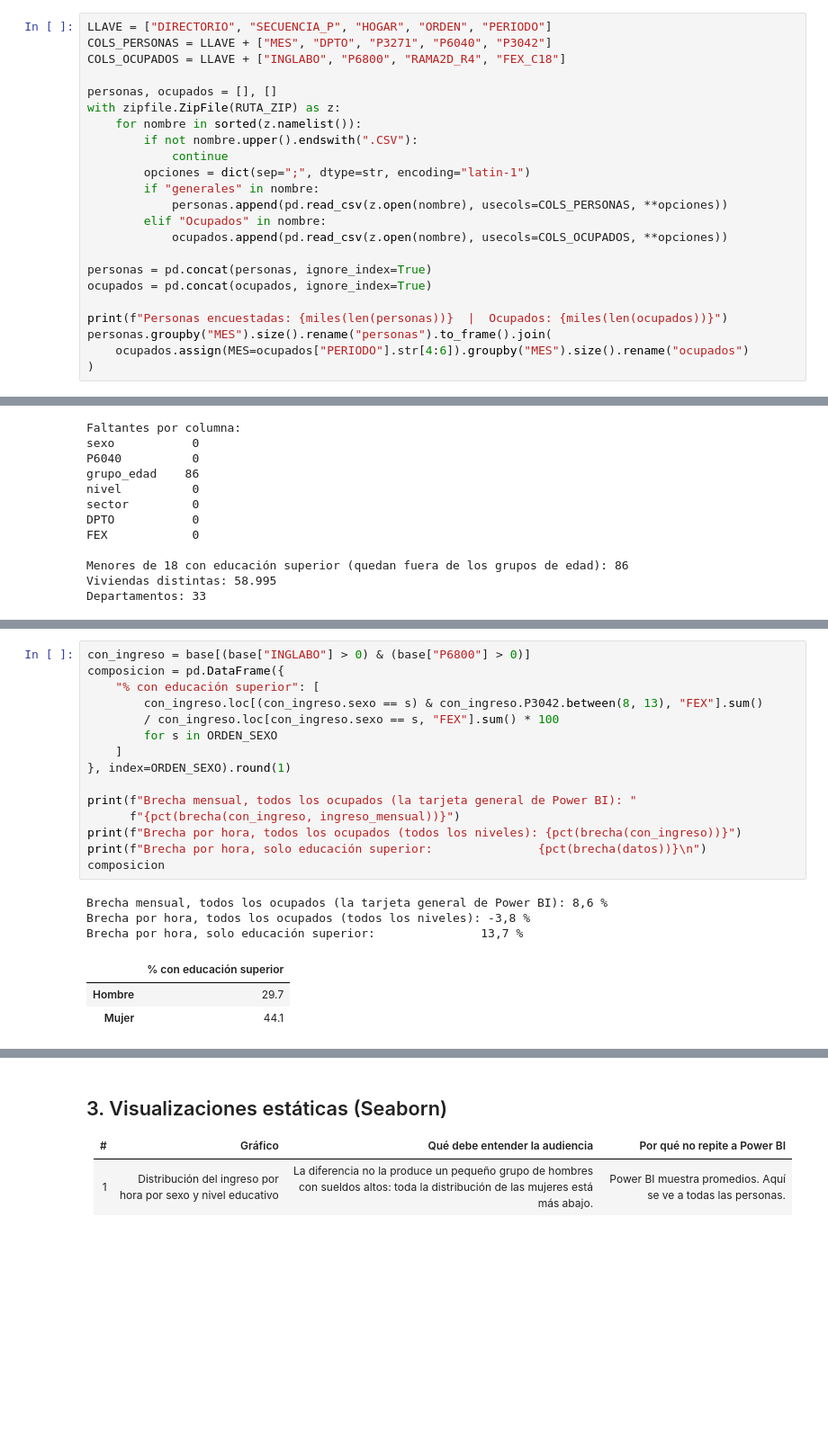
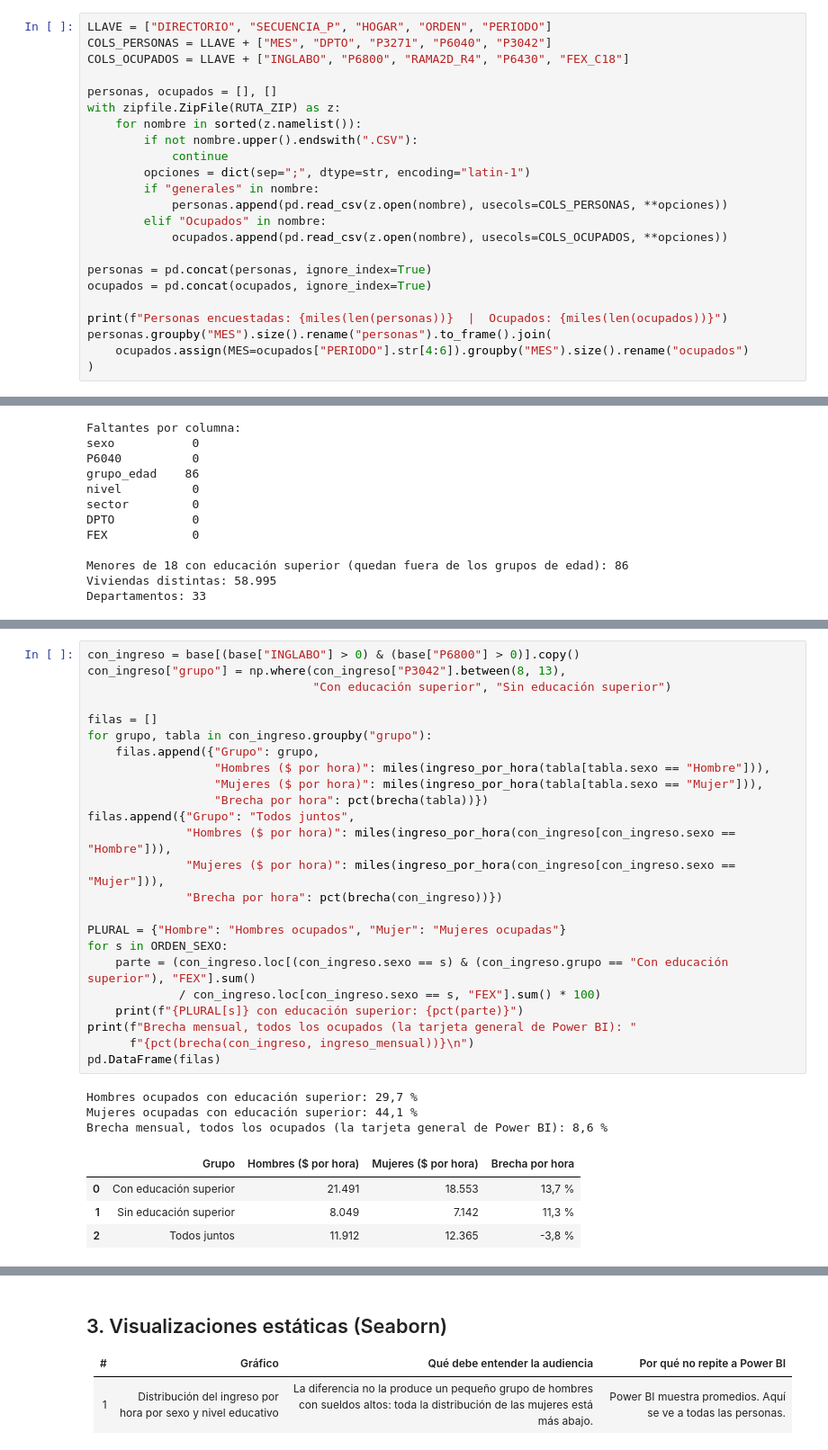
Before and after one commit to AlejandroP212/proyecto3-narrativa-visual, a Jupyter notebook: python/Equipo3_Proyecto3_Analisis.ipynb, the cells around one changed output, grey strips where cells are left out. Shown at 90% size. Drawn from its saved outputs; the diff is of its cells as text; blank space fills up the shorter version.

```diff
--- a/python/Equipo3_Proyecto3_Analisis.ipynb
+++ b/python/Equipo3_Proyecto3_Analisis.ipynb
@@ -154,7 +158,7 @@ El archivo de abril se llama distinto ("Capítulos de características…"), as
 # %%
 LLAVE = ["DIRECTORIO", "SECUENCIA_P", "HOGAR", "ORDEN", "PERIODO"]
 COLS_PERSONAS = LLAVE + ["MES", "DPTO", "P3271", "P6040", "P3042"]
-COLS_OCUPADOS = LLAVE + ["INGLABO", "P6800", "RAMA2D_R4", "FEX_C18"]
+COLS_OCUPADOS = LLAVE + ["INGLABO", "P6800", "RAMA2D_R4", "P6430", "FEX_C18"]
 
 personas, ocupados = [], []
 with zipfile.ZipFile(RUTA_ZIP) as z:
@@ -359,23 +478,33 @@ Si se compara a todos los ocupados sin distinguir el nivel educativo, la brecha
 # %%
-con_ingreso = base[(base["INGLABO"] > 0) & (base["P6800"] > 0)]
-composicion = pd.DataFrame({
-    "% con educación superior": [
-        con_ingreso.loc[(con_ingreso.sexo == s) & con_ingreso.P3042.between(8, 13), "FEX"].sum()
-        / con_ingreso.loc[con_ingreso.sexo == s, "FEX"].sum() * 100
-        for s in ORDEN_SEXO
-    ]
-}, index=ORDEN_SEXO).round(1)
+con_ingreso = base[(base["INGLABO"] > 0) & (base["P6800"] > 0)].copy()
+con_ingreso["grupo"] = np.where(con_ingreso["P3042"].between(8, 13),
+                                "Con educación superior", "Sin educación superior")
 
+filas = []
+for grupo, tabla in con_ingreso.groupby("grupo"):
+    filas.append({"Grupo": grupo,
+                  "Hombres ($ por hora)": miles(ingreso_por_hora(tabla[tabla.sexo == "Hombre"])),
+                  "Mujeres ($ por hora)": miles(ingreso_por_hora(tabla[tabla.sexo == "Mujer"])),
+                  "Brecha por hora": pct(brecha(tabla))})
+filas.append({"Grupo": "Todos juntos",
+              "Hombres ($ por hora)": miles(ingreso_por_hora(con_ingreso[con_ingreso.sexo == "Hombre"])),
+              "Mujeres ($ por hora)": miles(ingreso_por_hora(con_ingreso[con_ingreso.sexo == "Mujer"])),
+              "Brecha por hora": pct(brecha(con_ingreso))})
+
+PLURAL = {"Hombre": "Hombres ocupados", "Mujer": "Mujeres ocupadas"}
+for s in ORDEN_SEXO:
+    parte = (con_ingreso.loc[(con_ingreso.sexo == s) & (con_ingreso.grupo == "Con educación superior"), "FEX"].sum()
+             / con_ingreso.loc[con_ingreso.sexo == s, "FEX"].sum() * 100)
+    print(f"{PLURAL[s]} con educación superior: {pct(parte)}")
 print(f"Brecha mensual, todos los ocupados (la tarjeta general de Power BI): "
-      f"{pct(brecha(con_ingreso, ingreso_mensual))}")
-print(f"Brecha por hora, todos los ocupados (todos los niveles): {pct(brecha(con_ingreso))}")
-print(f"Brecha por hora, solo educación superior:               {pct(brecha(datos))}\n")
-composicion
+      f"{pct(brecha(con_ingreso, ingreso_mensual))}\n")
+pd.DataFrame(filas)
 # %% [output]
+Hombres ocupados con educación superior: 29,7 %
+Mujeres ocupadas con educación superior: 44,1 %
 Brecha mensual, todos los ocupados (la tarjeta general de Power BI): 8,6 %
-Brecha por hora, todos los ocupados (todos los niveles): -3,8 %
-Brecha por hora, solo educación superior:               13,7 %
-|  | % con educación superior |
-| Hombre | 29.7 |
-| Mujer | 44.1 |
+|  | Grupo | Hombres ($ por hora) | Mujeres ($ por hora) | Brecha por hora |
+| 0 | Con educación superior | 21.491 | 18.553 | 13,7 % |
+| 1 | Sin educación superior | 8.049 | 7.142 | 11,3 % |
+| 2 | Todos juntos | 11.912 | 12.365 | -3,8 % |
 # %% [markdown]
```
Also changed, not shown: parts of 23 cells of this notebook, 2 other files.
